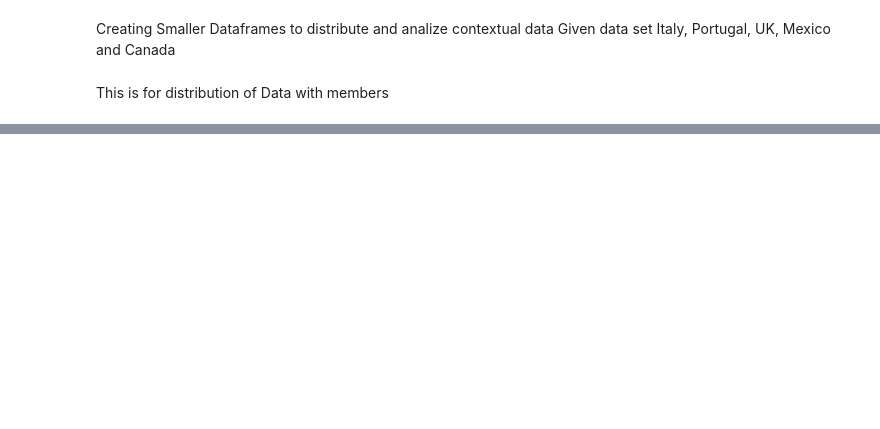
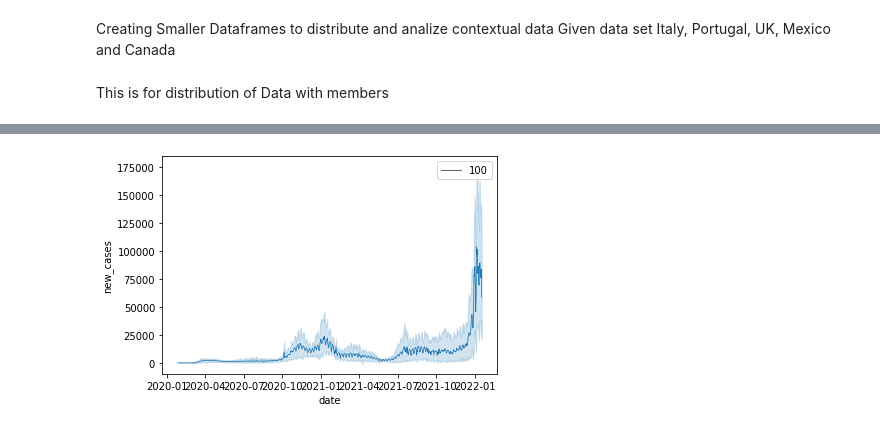
Before and after one commit to kaiwalyaharkare/STAT1000, a Jupyter notebook: exploratordata.ipynb, the cells around one changed output, grey strips where cells are left out. Saved outputs shown, nothing was run; the diff lists cells and outputs as text; code cells hidden in the pictures; blank space fills up the shorter version.

```diff
--- a/exploratordata.ipynb
+++ b/exploratordata.ipynb
@@ -53,0 +150,4 @@ Portugal.to_csv('Portugal.csv')
+# %%
+g = sns.lineplot(y = dataunderconideration['new_cases'], x = dataunderconideration['date'])
+# %% [output]
+[figure, added]
```
Also changed, not shown: parts of 35 cells of this notebook, 8 other files.
